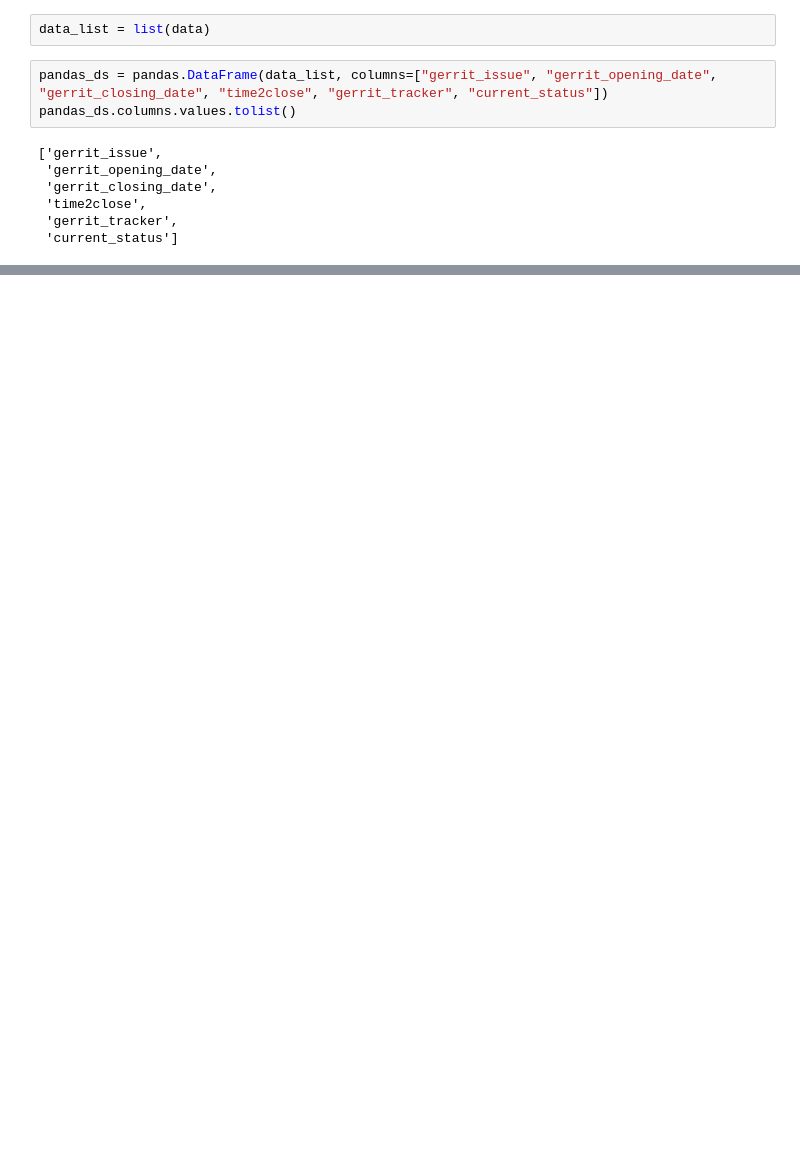
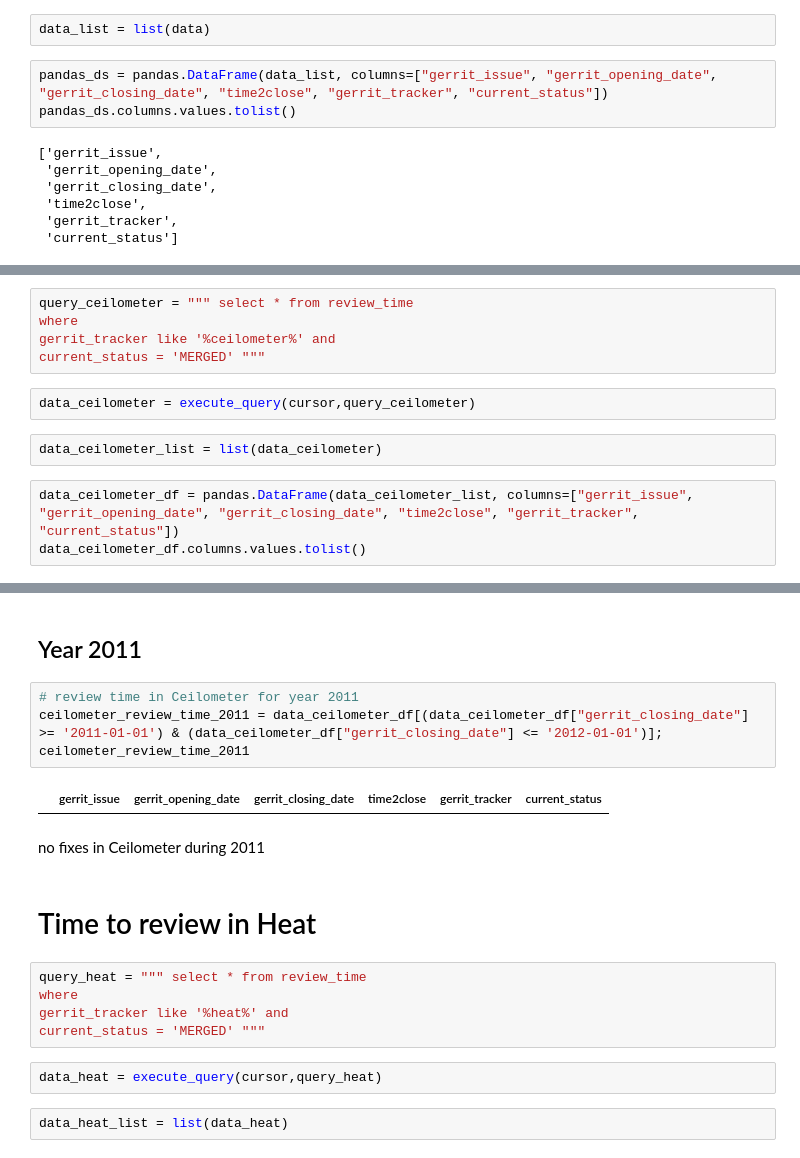
Before and after one commit to ddalipaj/Reviewing_Time_Gerrit, a Jupyter notebook: reviewing_time_Gerrit.ipynb, the cells around one changed output, grey strips where cells are left out. Drawn from its saved outputs; the diff is of its cells as text; blank space fills up the shorter version.

```diff
--- a/reviewing_time_Gerrit.ipynb
+++ b/reviewing_time_Gerrit.ipynb
@@ -103,0 +1155,12 @@ Populating the interactive namespace from numpy and matplotlib
+# %%
+query_ceilometer = """ select * from review_time
+where
+gerrit_tracker like '%ceilometer%' and
+current_status = 'MERGED' """
+# %%
+data_ceilometer = execute_query(cursor,query_ceilometer)
+# %%
+data_ceilometer_list = list(data_ceilometer)
+# %%
+data_ceilometer_df = pandas.DataFrame(data_ceilometer_list, columns=["gerrit_issue", "gerrit_opening_date", "gerrit_closing_date", "time2close", "gerrit_tracker", "current_status"])
+data_ceilometer_df.columns.values.tolist()
@@ -103,0 +1270,21 @@ Populating the interactive namespace from numpy and matplotlib
+# %% [markdown]
+## Year 2011
+# %%
+# review time in Ceilometer for year 2011
+ceilometer_review_time_2011 = data_ceilometer_df[(data_ceilometer_df["gerrit_closing_date"] >= '2011-01-01') & (data_ceilometer_df["gerrit_closing_date"] <= '2012-01-01')];
+ceilometer_review_time_2011
+# %% [output]
+|  | gerrit_issue | gerrit_opening_date | gerrit_closing_date | time2close | gerrit_tracker | current_status |
+# %% [markdown]
+no fixes in Ceilometer during 2011
+# %% [markdown]
+# Time to review in Heat
+# %%
+query_heat = """ select * from review_time
+where
+gerrit_tracker like '%heat%' and
+current_status = 'MERGED' """
+# %%
+data_heat = execute_query(cursor,query_heat)
+# %%
+data_heat_list = list(data_heat)
```
Also changed, not shown: parts of 296 cells of this notebook.
